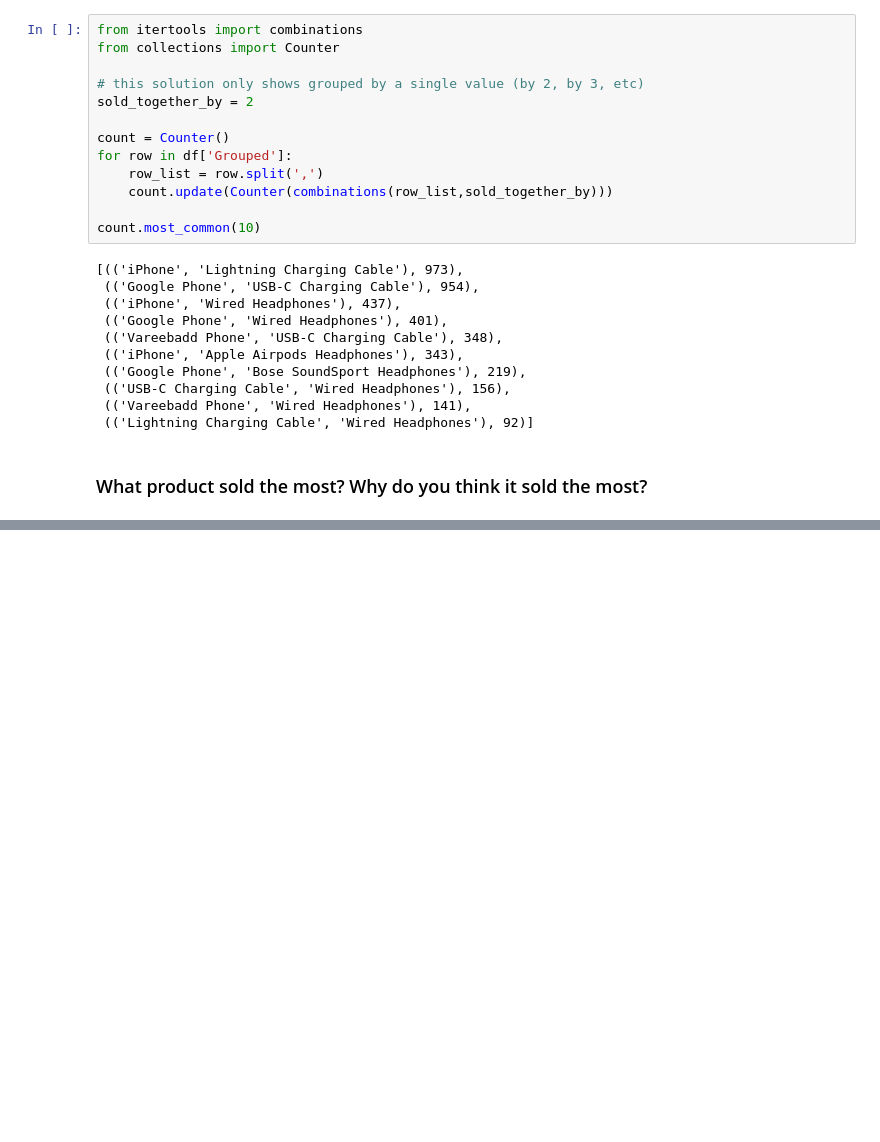
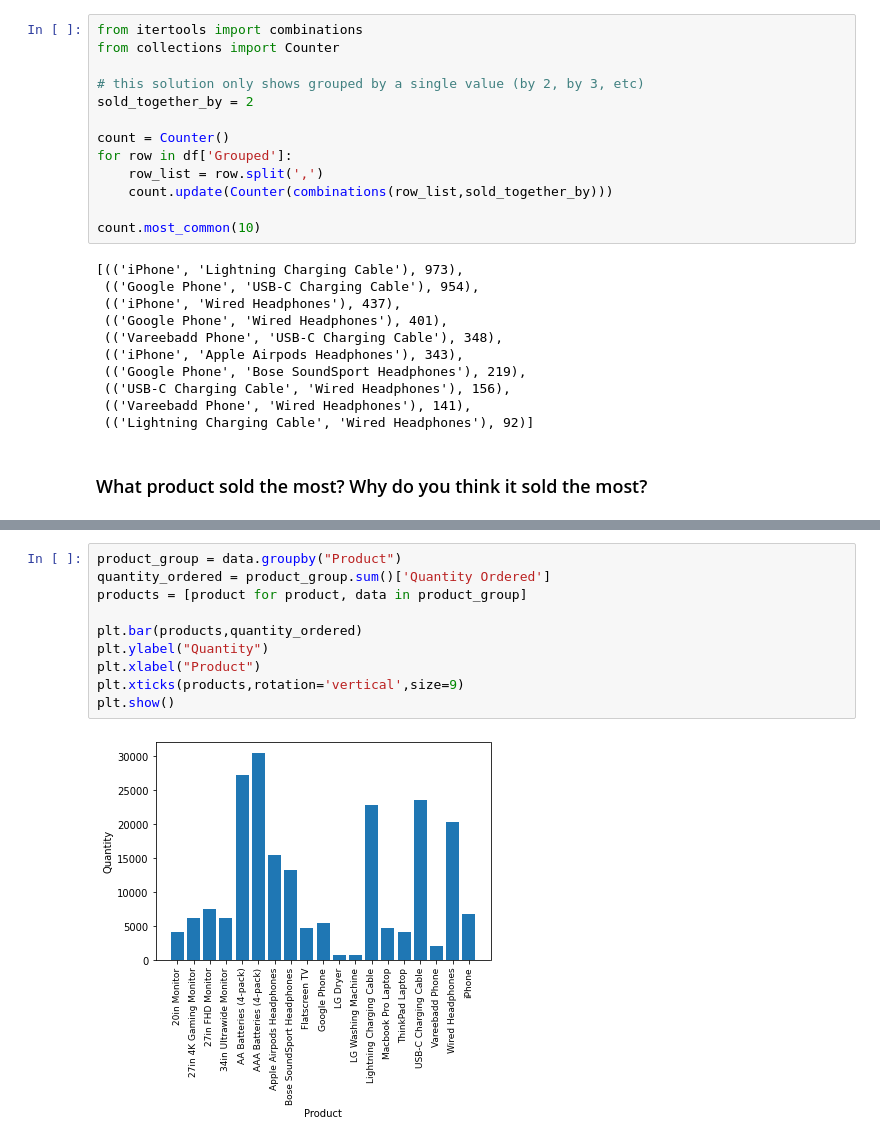
Before and after one commit to NicolasTerroni/data-analysis-and-machine-learning, a Jupyter notebook: notebooks/Sales Analysis.ipynb, the cells around one changed output, grey strips where cells are left out. Cells and saved outputs as stored; diff of their text form; blank space fills up the shorter version.

Commit message:
2 in 1 plots price/quantity ordered

```diff
--- a/notebooks/Sales Analysis.ipynb
+++ b/notebooks/Sales Analysis.ipynb
@@ -337,3 +337,15 @@ tuples
  ('Vareebadd Phone', 2023),
  ('LG Washing Machine', 649),
  ('LG Dryer', 640)]
+# %%
+product_group = data.groupby("Product")
+quantity_ordered = product_group.sum()['Quantity Ordered']
+products = [product for product, data in product_group]
+
+plt.bar(products,quantity_ordered)
+plt.ylabel("Quantity")
+plt.xlabel("Product")
+plt.xticks(products,rotation='vertical',size=9)
+plt.show()
+# %% [output]
+[figure, added]
```
Also changed, not shown: parts of 2 cells of this notebook.
